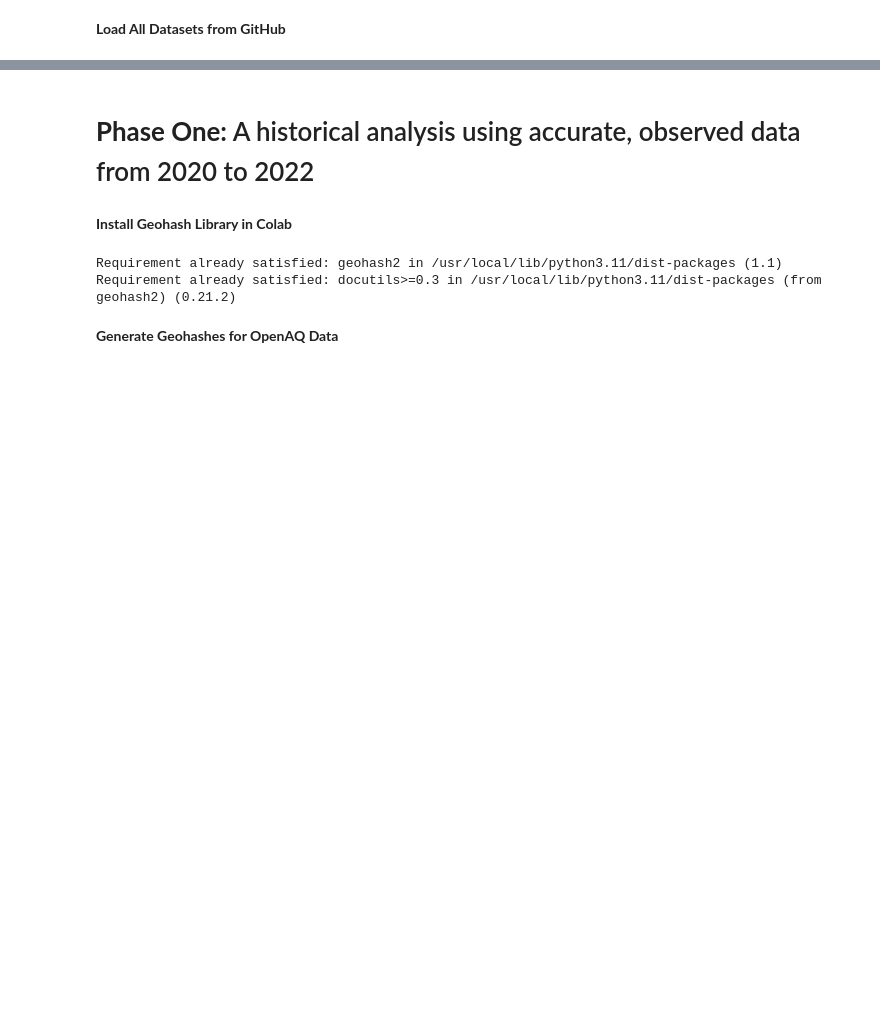
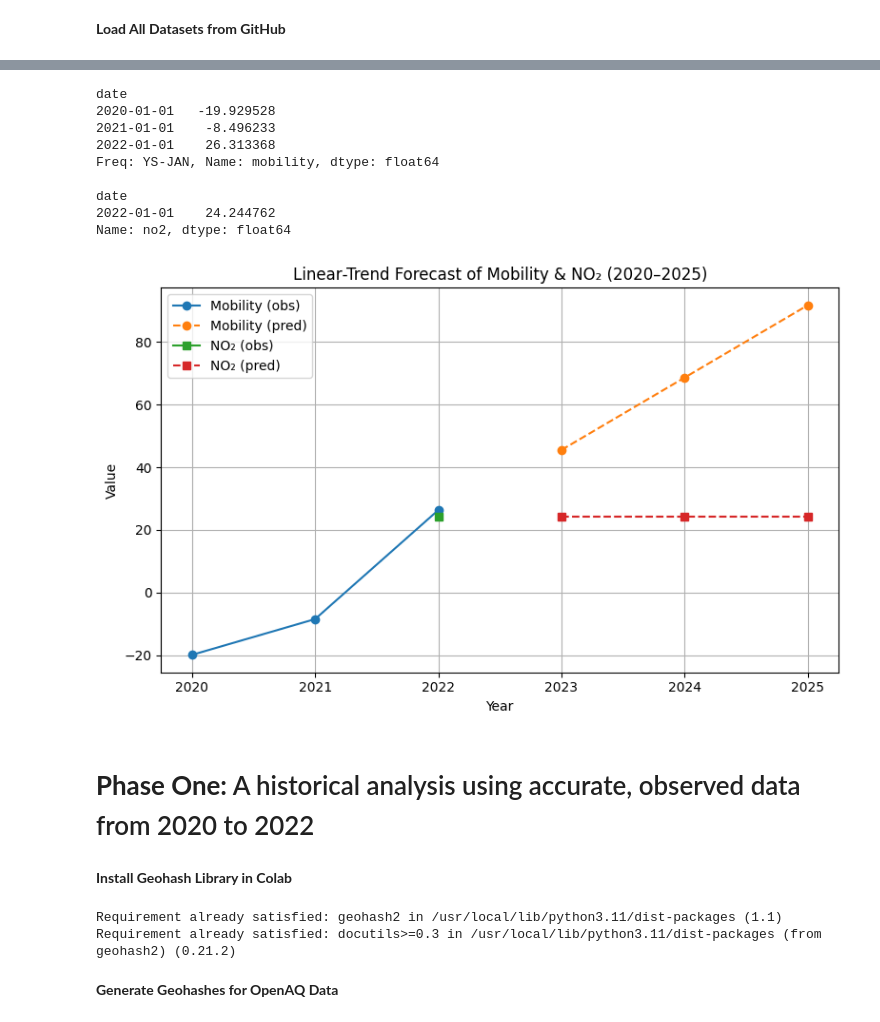
Before and after one commit to Dr-Isam-ALJAWARNEH/fds-project-geoairmob, a Jupyter notebook: GEOCODE.ipynb, the cells around one changed output, grey strips where cells are left out. Drawn from its saved outputs; the diff is of its cells as text; code cells hidden in the pictures; blank space fills up the shorter version.

```diff
--- a/GEOCODE.ipynb
+++ b/GEOCODE.ipynb
@@ -54,3 +181,81 @@ Landsat: (6265, 79)
+# %%
+import pandas as pd
+import numpy as np
+import matplotlib.pyplot as plt
+from sklearn.linear_model import LinearRegression
+
+# ── 1) Load & parse dates ──
+base = "https://raw.githubusercontent.com/Dr-Isam-ALJAWARNEH/fds-project-geoairmob/main/Datasets/"
+
+mob = pd.read_csv(base + "AE_Region_Mobility_Report_2020_2022_combined.csv",
+                  parse_dates=['date'])
+oq  = pd.read_csv(base + "combined_openaq_measurements.csv",
+                  parse_dates=['datetimeUtc']) \
+        .rename(columns={'datetimeUtc':'date'})
+
+# ── 2) Filter to 2020–2022 and set index ──
+mob = mob[mob['date'].dt.year.between(2020,2022)].set_index('date')
+oq  = oq[oq['date'].dt.year.between(2020,2022)].set_index('date')
+
+# ── 3) Build annual series ──
+#   a) Mobility (workplaces change)
+mob_yearly = (mob['workplaces_percent_change_from_baseline']
+              .resample('YE').mean()
+              .rename("mobility"))
+mob_yearly.index = mob_yearly.index.to_period('Y').to_timestamp()
+
+#   b) Ground NO₂
+no2_monthly = (oq[oq['parameter'].str.lower()=='no2']['value']
+               .resample('YE').mean()
+               .rename("no2"))
+no2_monthly.index = no2_monthly.index.to_period('Y').to_timestamp()
+
+# Check they each have 3 points: 2020,2021,2022
+print(mob_yearly, "\n")
+print(no2_monthly, "\n")
+
+# ── 4) Linear‐trend forecast to 2023–2025 ──
+def lin_forecast(series, future_years):
+    X = series.index.year.values.reshape(-1,1)
+    y = series.values
+    m = LinearRegression().fit(X, y)
+    Xf = np.array(future_years).reshape(-1,1)
+    yf = m.predict(Xf)
+    return pd.Series(yf, index=pd.to_datetime([f"{y}-01-01" for y in future_years]))
+
+years_out = [2023, 2024, 2025]
+mob_pred = lin_forecast(mob_yearly, years_out)
+no2_pred = lin_forecast(no2_monthly, years_out)
+
+# ── 5) Plot historic + forecast ──
+plt.figure(figsize=(8,5))
+
+# Mobility
+plt.plot(mob_yearly.index.year, mob_yearly, 'o-', label='Mobility (obs)')
+plt.plot(mob_pred.index.year,     mob_pred,   'o--', label='Mobility (pred)')
+
+# NO₂
+plt.plot(no2_monthly.index.year, no2_monthly, 's-', label='NO₂ (obs)')
+plt.plot(no2_pred.index.year,     no2_pred,   's--', label='NO₂ (pred)')
+
+plt.xlabel("Year")
+plt.ylabel("Value")
+plt.title("Linear‐Trend Forecast of Mobility & NO₂ (2020–2025)")
+plt.legend()
+plt.grid(True)
+plt.tight_layout()
+plt.show()
+# %% [output]
+date
+2020-01-01   -19.929528
+2021-01-01    -8.496233
+2022-01-01    26.313368
+Freq: YS-JAN, Name: mobility, dtype: float64
+
+date
+2022-01-01    24.244762
+Name: no2, dtype: float64
+[figure, added]
 # %% [markdown]
 # **Phase One:** A historical analysis using accurate, observed data from 2020 to 2022
 # %% [markdown]
```
Also changed, not shown: parts of 26 cells of this notebook.
